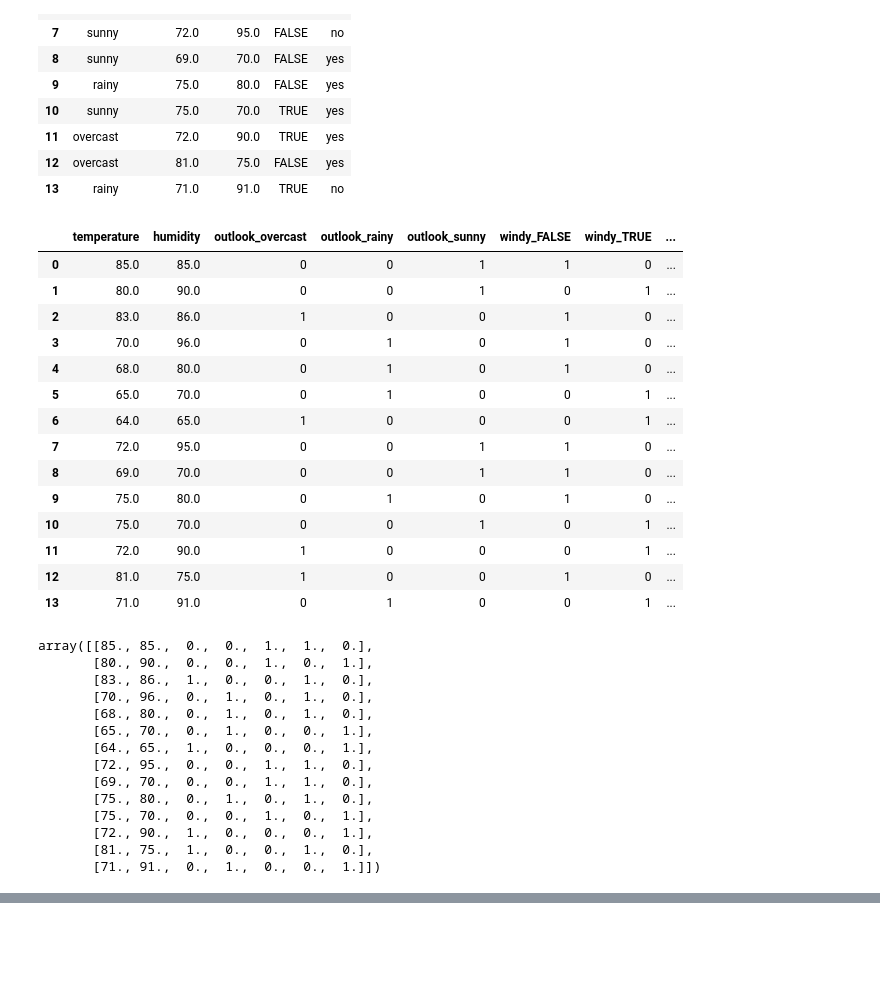
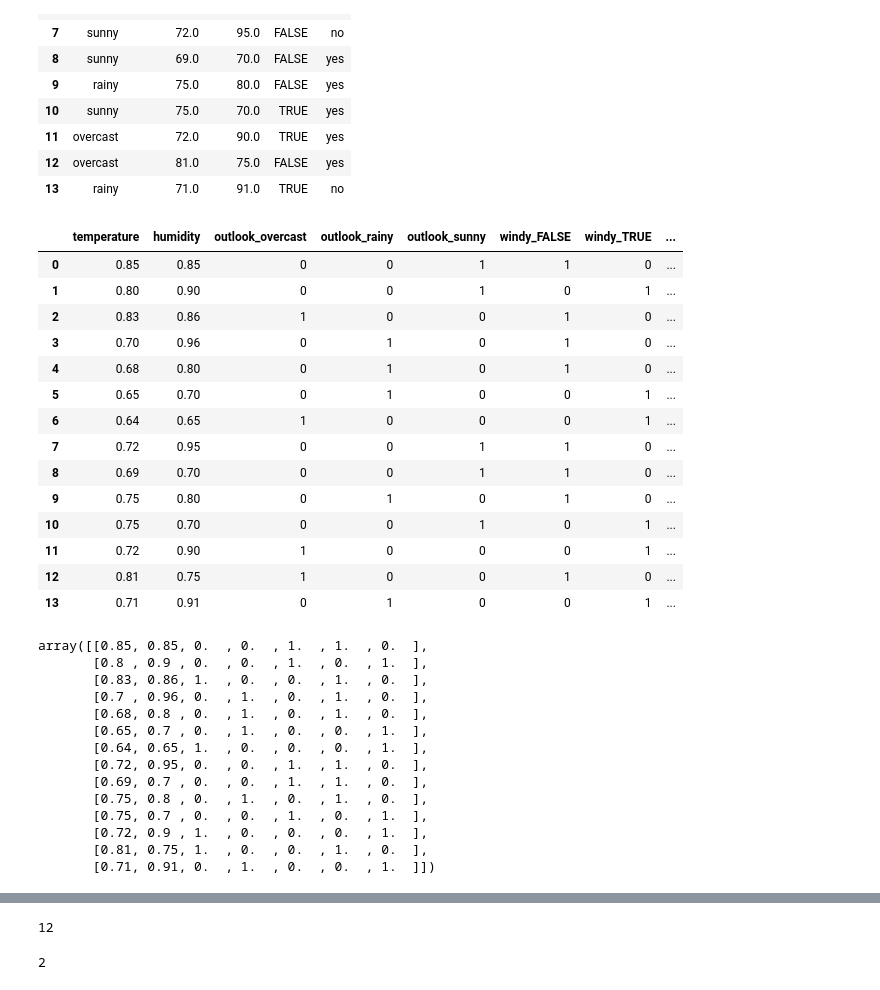
Before and after one commit to chandraseta/sarav, a Jupyter notebook: notebook/keras-experiment.ipynb, the cells around one changed output, grey strips where cells are left out. Drawn from its saved outputs; the diff is of its cells as text; code cells hidden in the pictures; blank space fills up the shorter version.

```diff
--- a/notebook/keras-experiment.ipynb
+++ b/notebook/keras-experiment.ipynb
@@ -40,41 +38,43 @@ df
 # %%
 df_encoded = pd.get_dummies(df, columns=['outlook', 'windy'])
 df_encoded = pd.get_dummies(df_encoded, columns=['play'], drop_first=True)
+df_encoded.temperature = df_encoded.temperature * 0.01
+df_encoded.humidity = df_encoded.humidity * 0.01
 df_encoded
 # %% [output]
 |  | temperature | humidity | outlook_overcast | outlook_rainy | outlook_sunny | windy_FALSE | windy_TRUE | ... |
-| 0 | 85.0 | 85.0 | 0 | 0 | 1 | 1 | 0 | ... |
-| 1 | 80.0 | 90.0 | 0 | 0 | 1 | 0 | 1 | ... |
-| 2 | 83.0 | 86.0 | 1 | 0 | 0 | 1 | 0 | ... |
-| 3 | 70.0 | 96.0 | 0 | 1 | 0 | 1 | 0 | ... |
-| 4 | 68.0 | 80.0 | 0 | 1 | 0 | 1 | 0 | ... |
-| 5 | 65.0 | 70.0 | 0 | 1 | 0 | 0 | 1 | ... |
-| 6 | 64.0 | 65.0 | 1 | 0 | 0 | 0 | 1 | ... |
-| 7 | 72.0 | 95.0 | 0 | 0 | 1 | 1 | 0 | ... |
-| 8 | 69.0 | 70.0 | 0 | 0 | 1 | 1 | 0 | ... |
-| 9 | 75.0 | 80.0 | 0 | 1 | 0 | 1 | 0 | ... |
-| 10 | 75.0 | 70.0 | 0 | 0 | 1 | 0 | 1 | ... |
-| 11 | 72.0 | 90.0 | 1 | 0 | 0 | 0 | 1 | ... |
-| 12 | 81.0 | 75.0 | 1 | 0 | 0 | 1 | 0 | ... |
-| 13 | 71.0 | 91.0 | 0 | 1 | 0 | 0 | 1 | ... |
+| 0 | 0.85 | 0.85 | 0 | 0 | 1 | 1 | 0 | ... |
+| 1 | 0.80 | 0.90 | 0 | 0 | 1 | 0 | 1 | ... |
+| 2 | 0.83 | 0.86 | 1 | 0 | 0 | 1 | 0 | ... |
+| 3 | 0.70 | 0.96 | 0 | 1 | 0 | 1 | 0 | ... |
+| 4 | 0.68 | 0.80 | 0 | 1 | 0 | 1 | 0 | ... |
+| 5 | 0.65 | 0.70 | 0 | 1 | 0 | 0 | 1 | ... |
+| 6 | 0.64 | 0.65 | 1 | 0 | 0 | 0 | 1 | ... |
+| 7 | 0.72 | 0.95 | 0 | 0 | 1 | 1 | 0 | ... |
+| 8 | 0.69 | 0.70 | 0 | 0 | 1 | 1 | 0 | ... |
+| 9 | 0.75 | 0.80 | 0 | 1 | 0 | 1 | 0 | ... |
+| 10 | 0.75 | 0.70 | 0 | 0 | 1 | 0 | 1 | ... |
+| 11 | 0.72 | 0.90 | 1 | 0 | 0 | 0 | 1 | ... |
+| 12 | 0.81 | 0.75 | 1 | 0 | 0 | 1 | 0 | ... |
+| 13 | 0.71 | 0.91 | 0 | 1 | 0 | 0 | 1 | ... |
 # %%
 X = df_encoded.iloc[:, :7].values
 X
 # %% [output]
-array([[85., 85.,  0.,  0.,  1.,  1.,  0.],
-       [80., 90.,  0.,  0.,  1.,  0.,  1.],
-       [83., 86.,  1.,  0.,  0.,  1.,  0.],
-       [70., 96.,  0.,  1.,  0.,  1.,  0.],
-       [68., 80.,  0.,  1.,  0.,  1.,  0.],
-       [65., 70.,  0.,  1.,  0.,  0.,  1.],
-       [64., 65.,  1.,  0.,  0.,  0.,  1.],
-       [72., 95.,  0.,  0.,  1.,  1.,  0.],
-       [69., 70.,  0.,  0.,  1.,  1.,  0.],
-       [75., 80.,  0.,  1.,  0.,  1.,  0.],
-       [75., 70.,  0.,  0.,  1.,  0.,  1.],
-       [72., 90.,  1.,  0.,  0.,  0.,  1.],
-       [81., 75.,  1.,  0.,  0.,  1.,  0.],
-       [71., 91.,  0.,  1.,  0.,  0.,  1.]])
+array([[0.85, 0.85, 0.  , 0.  , 1.  , 1.  , 0.  ],
+       [0.8 , 0.9 , 0.  , 0.  , 1.  , 0.  , 1.  ],
+       [0.83, 0.86, 1.  , 0.  , 0.  , 1.  , 0.  ],
+       [0.7 , 0.96, 0.  , 1.  , 0.  , 1.  , 0.  ],
+       [0.68, 0.8 , 0.  , 1.  , 0.  , 1.  , 0.  ],
+       [0.65, 0.7 , 0.  , 1.  , 0.  , 0.  , 1.  ],
+       [0.64, 0.65, 1.  , 0.  , 0.  , 0.  , 1.  ],
+       [0.72, 0.95, 0.  , 0.  , 1.  , 1.  , 0.  ],
+       [0.69, 0.7 , 0.  , 0.  , 1.  , 1.  , 0.  ],
+       [0.75, 0.8 , 0.  , 1.  , 0.  , 1.  , 0.  ],
+       [0.75, 0.7 , 0.  , 0.  , 1.  , 0.  , 1.  ],
+       [0.72, 0.9 , 1.  , 0.  , 0.  , 0.  , 1.  ],
+       [0.81, 0.75, 1.  , 0.  , 0.  , 1.  , 0.  ],
+       [0.71, 0.91, 0.  , 1.  , 0.  , 0.  , 1.  ]])
 # %%
 y = df_encoded.iloc[:, 7:].values
 y
@@ -95,5 +95,13 @@ array([[0],
        [0]], dtype=uint8)
 # %%
 X_train, X_test, y_train, y_test = train_test_split(X, y, test_size=0.1, random_state=17779)
+# %%
+print(len(X_train))
+# %% [output]
+12
+# %%
+print(len(X_test))
+# %% [output]
+2
 # %%
 model = Sequential()
```
Also changed, not shown: parts of 9 cells of this notebook, 4 other files.
